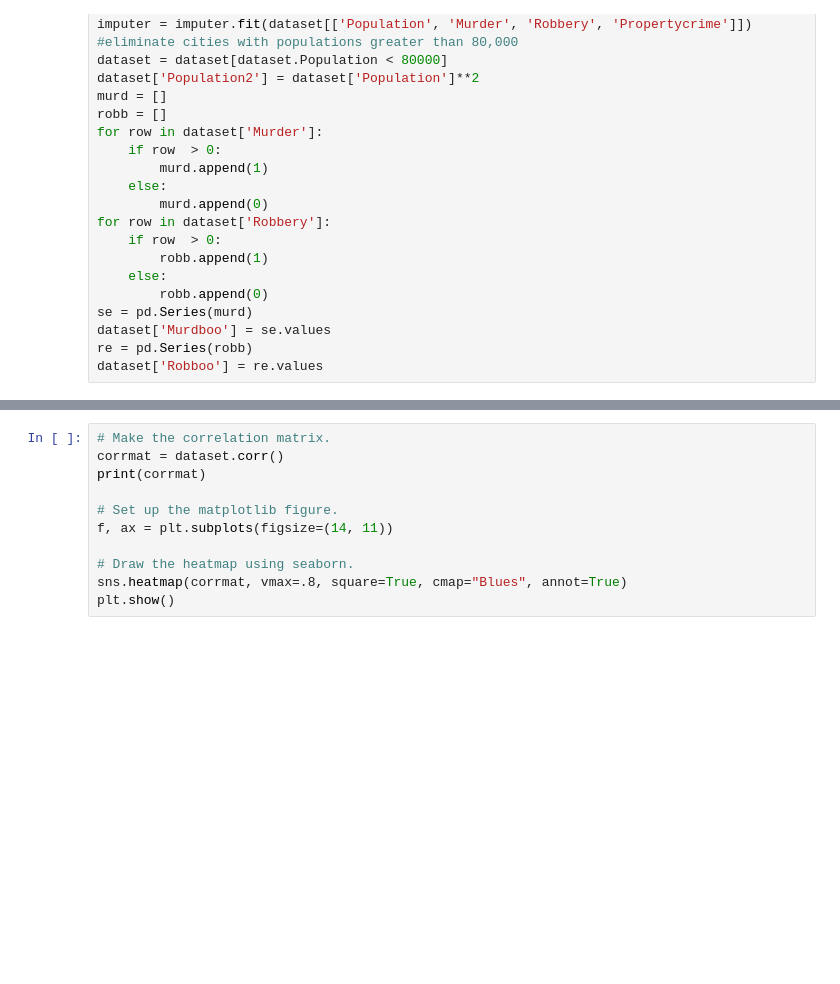
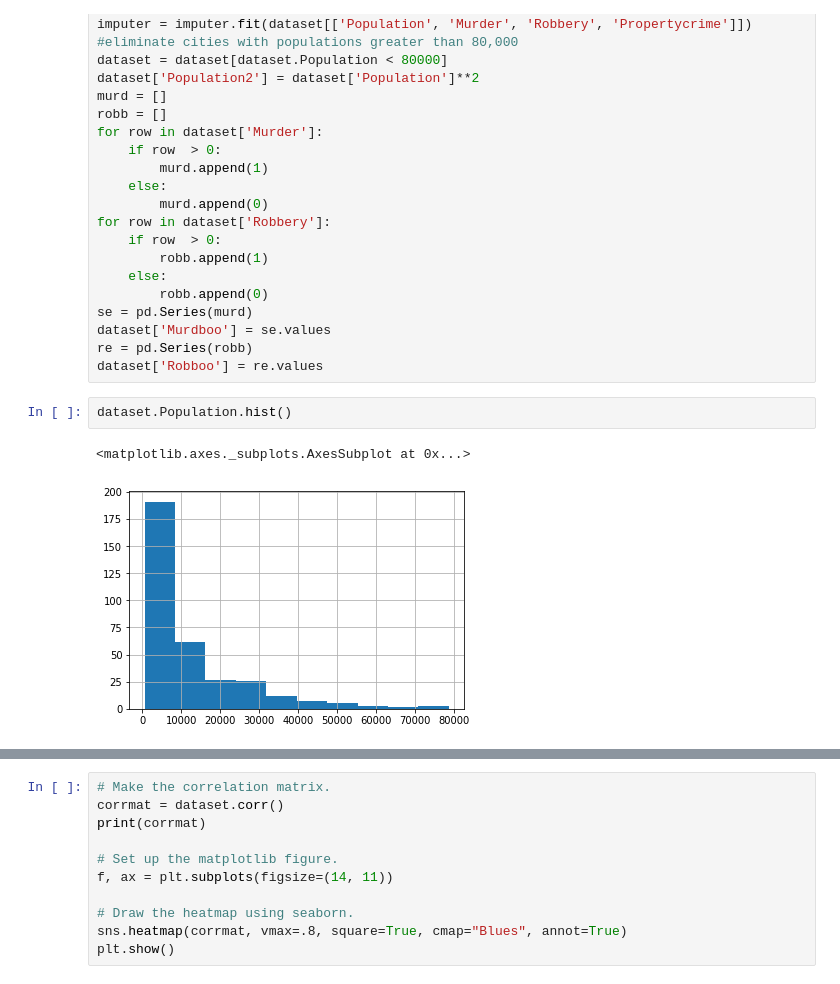
Before and after one commit to martinrussell99/Unit2, a Jupyter notebook: Unit2_lesson_5_Challenge.ipynb, the cells around one changed output, grey strips where cells are left out. Saved outputs shown, nothing was run; the diff lists cells and outputs as text; blank space fills up the shorter version.

```diff
--- a/Unit2_lesson_5_Challenge.ipynb
+++ b/Unit2_lesson_5_Challenge.ipynb
@@ -68,3 +68,8 @@ se = pd.Series(murd)
 dataset['Murdboo'] = se.values
 re = pd.Series(robb)
 dataset['Robboo'] = re.values
+# %%
+dataset.Population.hist()
+# %% [output]
+<matplotlib.axes._subplots.AxesSubplot at 0x...>
+[figure, added]
```
Also changed, not shown: parts of 26 cells of this notebook.
